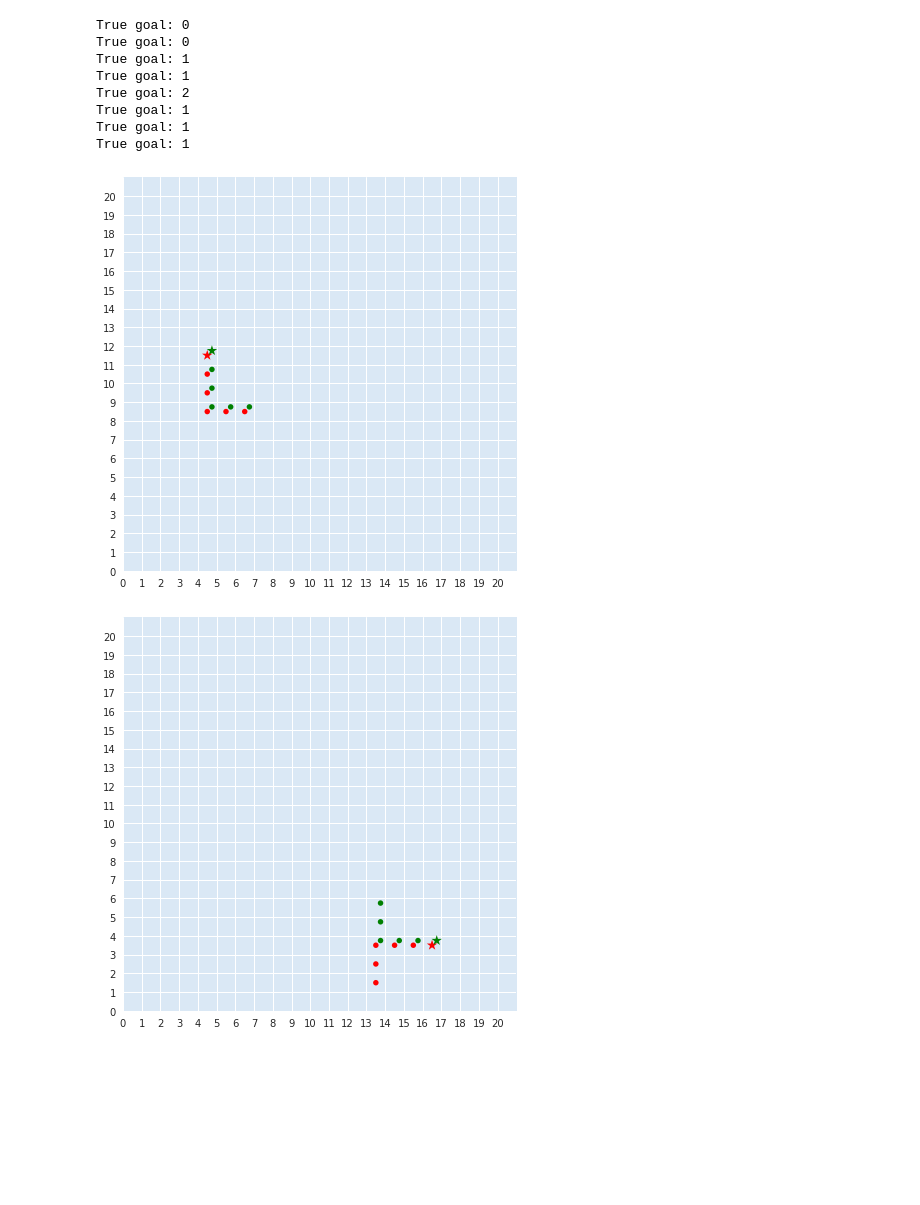
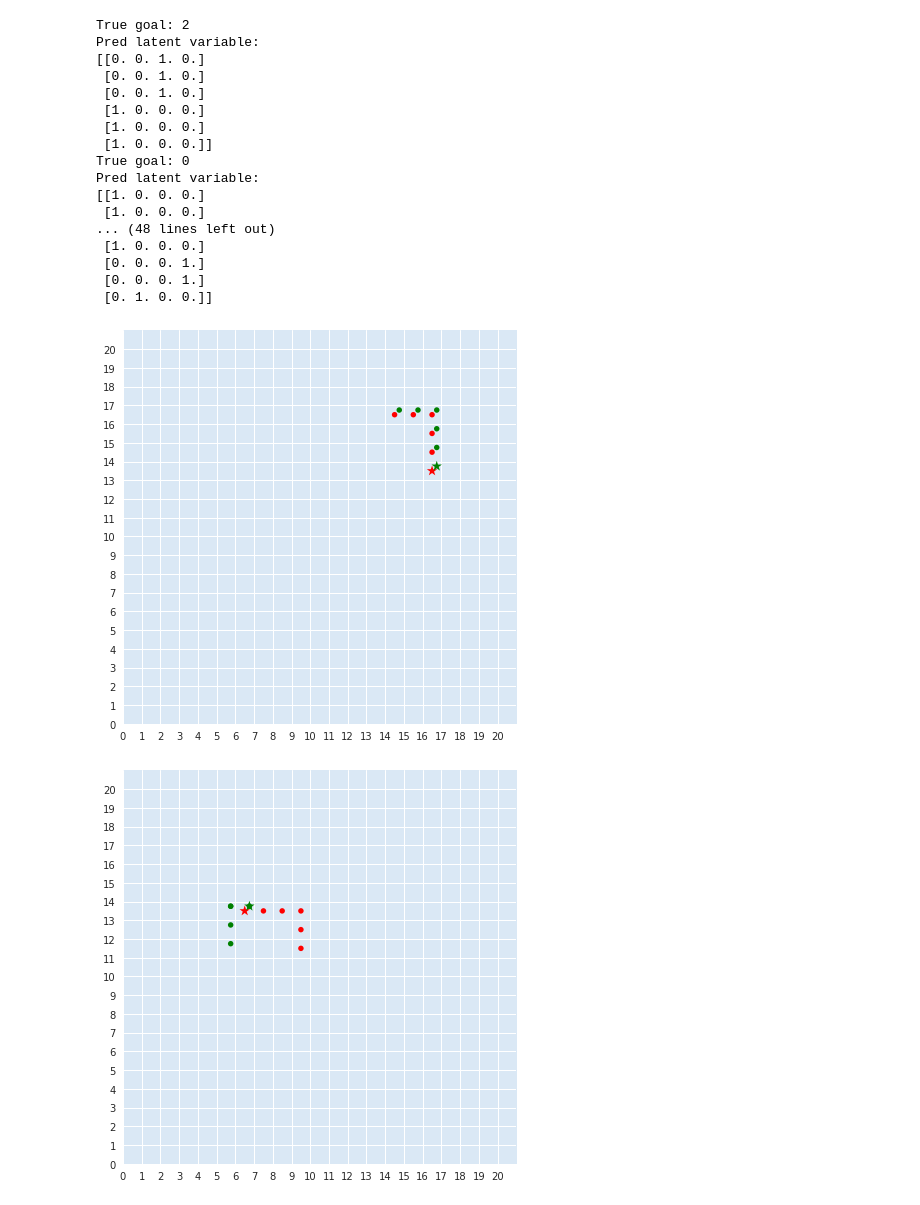
Before and after one commit to sharma-arjun/DirectedInfo-GAIL, a Jupyter notebook: IL/plots/plot_trajectories.ipynb, the cells around one changed output. Drawn from its saved outputs; the diff is of its cells as text; code cells hidden in the pictures; blank space fills up the shorter version.

Commit message:
plots of latent variables

```diff
--- a/IL/plots/plot_trajectories.ipynb
+++ b/IL/plots/plot_trajectories.ipynb
@@ -116,6 +116,11 @@ def plot_trajectory(traj_data, grid_size,
 
     fig.tight_layout()
     fig.show()
+# %%
+def softmax(x):
+    new_x = x - np.max(x,axis=1)[:, np.newaxis]
+    denom = np.sum(np.exp(new_x), axis = 1)[:, np.newaxis]
+    return np.exp(new_x)/denom
 # %%
 def plot_expert_trajectories_from_h5(expert_h5_path, num_traj_to_plot=10):
     expert = ExpertHDF5(expert_h5_path, 2)
@@ -144,4 +149,6 @@ plot_expert_trajectories_from_h5('../h5_trajs/LR_trajs/traj_1',
 # %%
+results_file = '../results/LR_trajs/given_true_goal_KLD_1e-5_cross_entropy_velocity_curr_state_in_policy/gen_traj/results_cp_900.pkl'
+
 def plot_pickle_results(results_pkl_path, num_traj_to_plot=10):
     assert os.path.exists(results_pkl_path), \
         'results pickle does not exist {}'.format(results_pkl_path)
@@ -149,8 +156,8 @@ def plot_pickle_results(results_pkl_path, num_traj_to_plot=10):
         results_dict = pickle.load(results_f)
         total_traj = len(results_dict['true_traj'])
         for i in range(num_traj_to_plot):
-            #traj_idx = np.random.randint(total_traj)
-            traj_idx = i
+            traj_idx = np.random.randint(total_traj)
+            #traj_idx = i
             traj_len = results_dict['true_traj'][traj_idx].shape[0]
             true_traj, pred_traj = [], []
             if len(results_dict['pred_goal']) > 0:
@@ -166,6 +173,10 @@ def plot_pickle_results(results_pkl_path, num_traj_to_plot=10):
                 print("True goal: {}".format(
                     np.argmax(results_dict['true_goal'][traj_idx])
                 ))
+
+            print("Pred latent variable:\n{}".format(
+              np.array_str(softmax(results_dict['pred_context'][traj_idx].squeeze()),
+                           precision=2, suppress_small=True)))
 
             for j in range(traj_len):
                 x_true = results_dict['true_traj'][traj_idx][j][0].tolist()
@@ -186,6 +197,5 @@ def plot_pickle_results(results_pkl_path, num_traj_to_plot=10):
                             figsize=(6, 6))
 
 
-plot_pickle_results('../results/LR_trajs/given_true_goal_KLD_1e-4_cross_entropy/gen_trajs/results_cp_630.pkl',
-                    num_traj_to_plot=30)
+plot_pickle_results(results_file, num_traj_to_plot=30)
 # %% [output]
@@ -214,10 +235,19 @@ True goal: 0
+True goal: 2
+Pred latent variable:
+[[0. 0. 1. 0.]
+ [0. 0. 1. 0.]
+ [0. 0. 1. 0.]
+ [1. 0. 0. 0.]
+ [1. 0. 0. 0.]
+ [1. 0. 0. 0.]]
 True goal: 0
-True goal: 0
-True goal: 1
-True goal: 1
-True goal: 2
-True goal: 1
-True goal: 1
-True goal: 1
+Pred latent variable:
+[[1. 0. 0. 0.]
+ [1. 0. 0. 0.]
+... (48 lines left out)
+ [1. 0. 0. 0.]
+ [0. 0. 0. 1.]
+ [0. 0. 0. 1.]
+ [0. 1. 0. 0.]]
-[figure, old version]
+[figure, new version]
-[figure, old version]
+[figure, new version]
```
Also changed, not shown: parts of 3 cells of this notebook.
